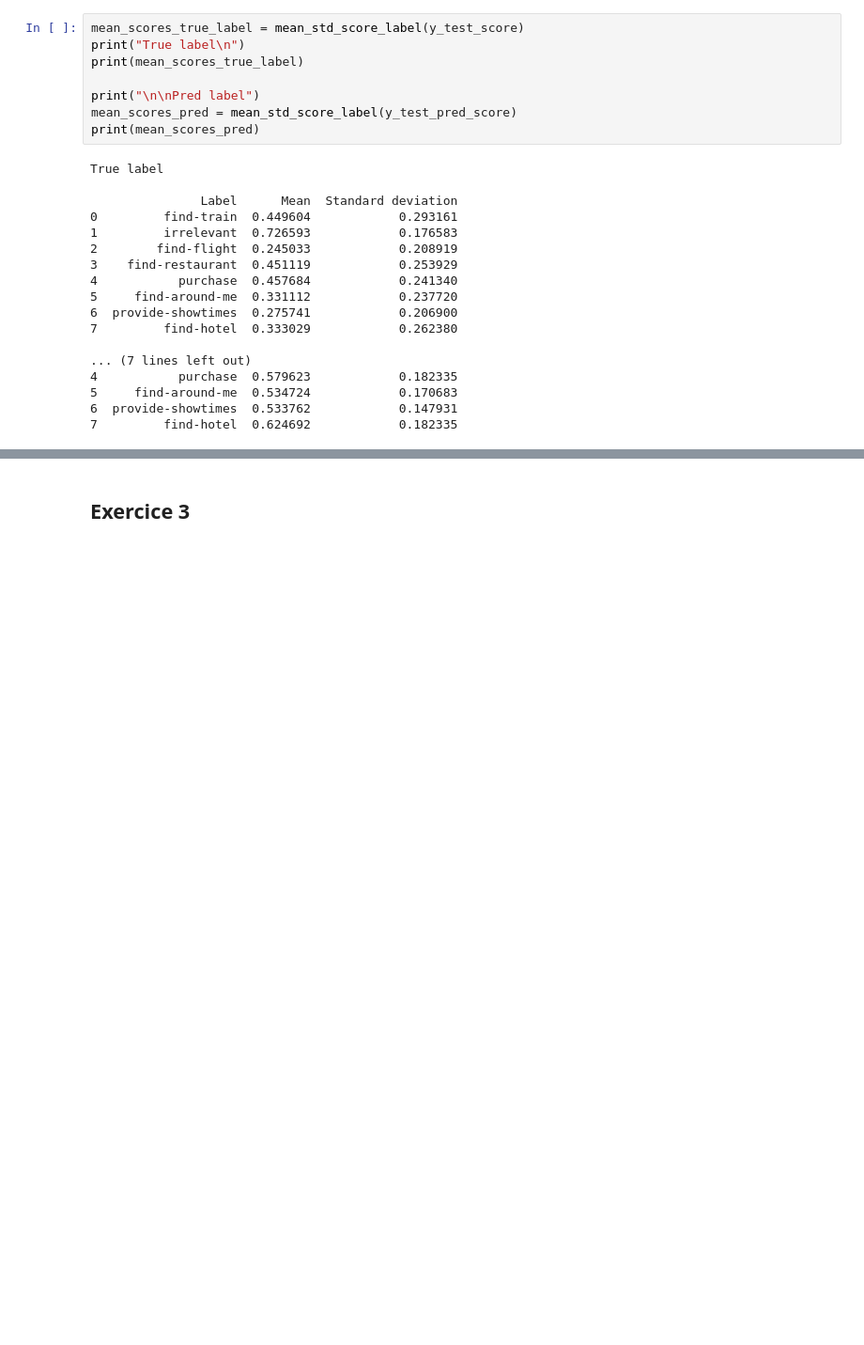
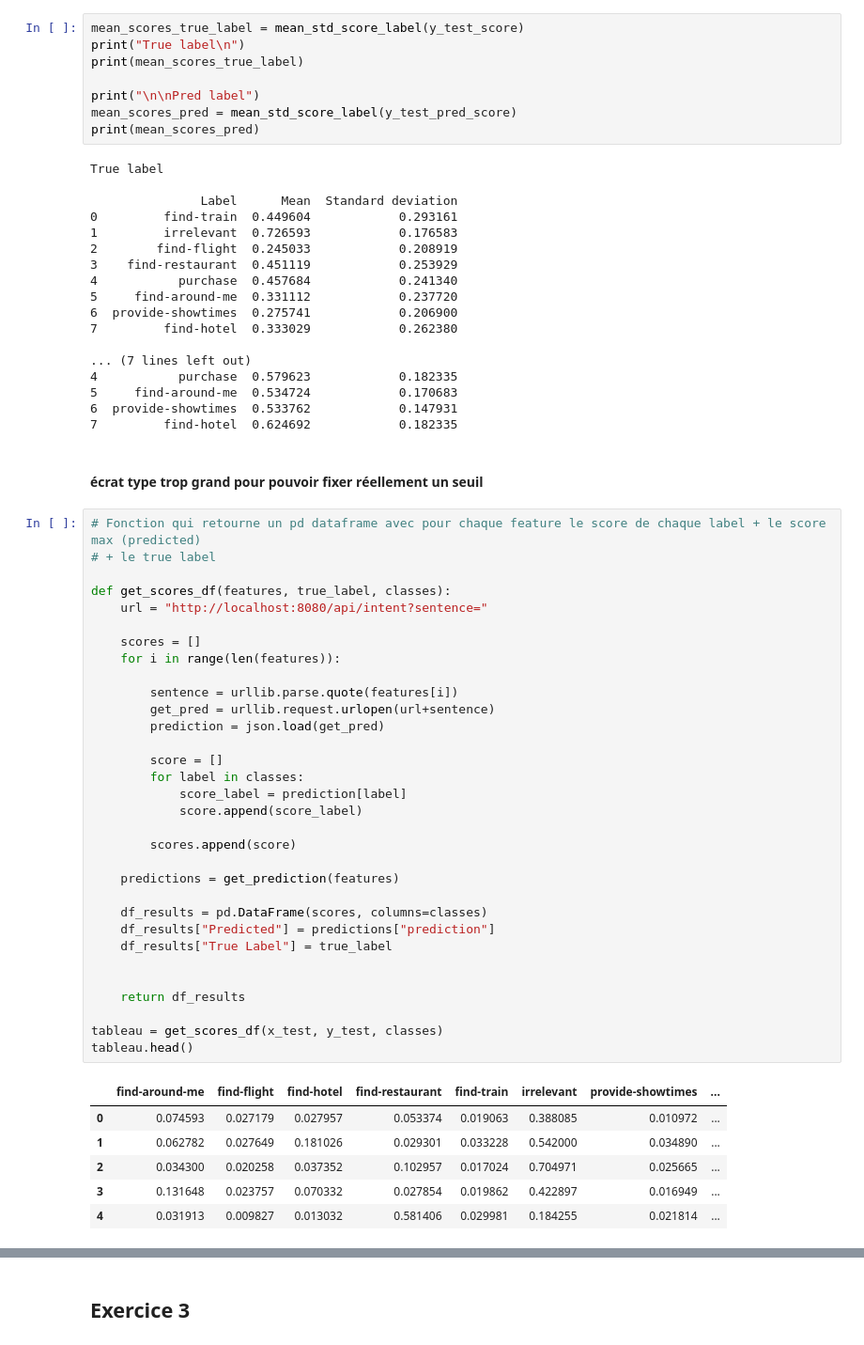
Before and after one commit to hbBoucherit/projet_inge_logicielle, a Jupyter notebook: projet_inge_logi.ipynb, the cells around one changed output, grey strips where cells are left out. Shown at 94% size. Drawn from its saved outputs; the diff is of its cells as text; blank space fills up the shorter version.

```diff
--- a/projet_inge_logi.ipynb
+++ b/projet_inge_logi.ipynb
@@ -469,3 +472,44 @@ True label
 5     find-around-me  0.534724            0.170683
 6  provide-showtimes  0.533762            0.147931
 7         find-hotel  0.624692            0.182335
+# %% [markdown]
+#### écrat type trop grand pour pouvoir fixer réellement un seuil
+# %%
+# Fonction qui retourne un pd dataframe avec pour chaque feature le score de chaque label + le score max (predicted)
+# + le true label
+
+def get_scores_df(features, true_label, classes):
+    url = "http://localhost:8080/api/intent?sentence="
+
+    scores = []
+    for i in range(len(features)):
+
+        sentence = urllib.parse.quote(features[i])
+        get_pred = urllib.request.urlopen(url+sentence)
+        prediction = json.load(get_pred)
+
+        score = []
+        for label in classes:
+            score_label = prediction[label]
+            score.append(score_label)
+
+        scores.append(score)
+
+    predictions = get_prediction(features)
+
+    df_results = pd.DataFrame(scores, columns=classes)
+    df_results["Predicted"] = predictions["prediction"]
+    df_results["True Label"] = true_label
+
+
+    return df_results
+
+tableau = get_scores_df(x_test, y_test, classes)
+tableau.head()
+# %% [output]
+|  | find-around-me | find-flight | find-hotel | find-restaurant | find-train | irrelevant | provide-showtimes | ... |
+| 0 | 0.074593 | 0.027179 | 0.027957 | 0.053374 | 0.019063 | 0.388085 | 0.010972 | ... |
+| 1 | 0.062782 | 0.027649 | 0.181026 | 0.029301 | 0.033228 | 0.542000 | 0.034890 | ... |
+| 2 | 0.034300 | 0.020258 | 0.037352 | 0.102957 | 0.017024 | 0.704971 | 0.025665 | ... |
+| 3 | 0.131648 | 0.023757 | 0.070332 | 0.027854 | 0.019862 | 0.422897 | 0.016949 | ... |
+| 4 | 0.031913 | 0.009827 | 0.013032 | 0.581406 | 0.029981 | 0.184255 | 0.021814 | ... |
```
Also changed, not shown: parts of 3 cells of this notebook.
